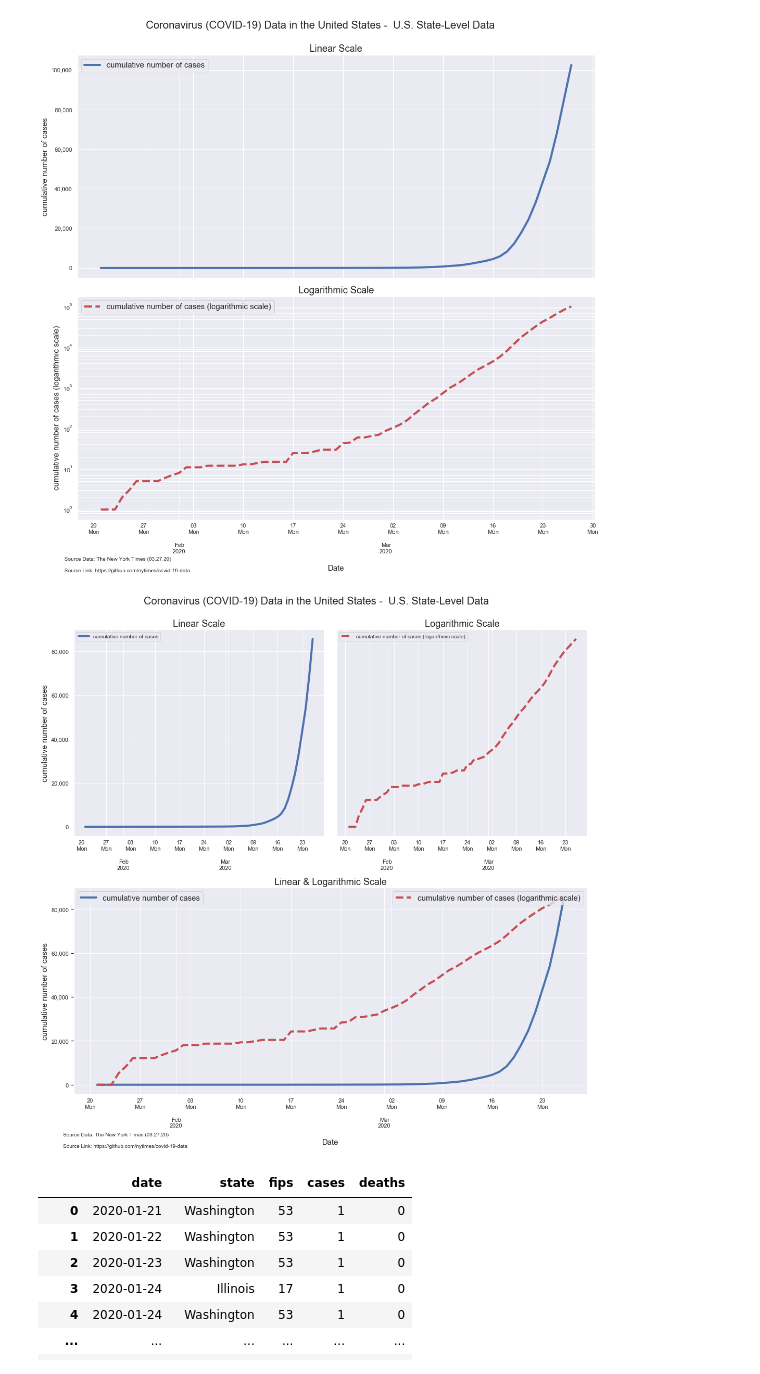
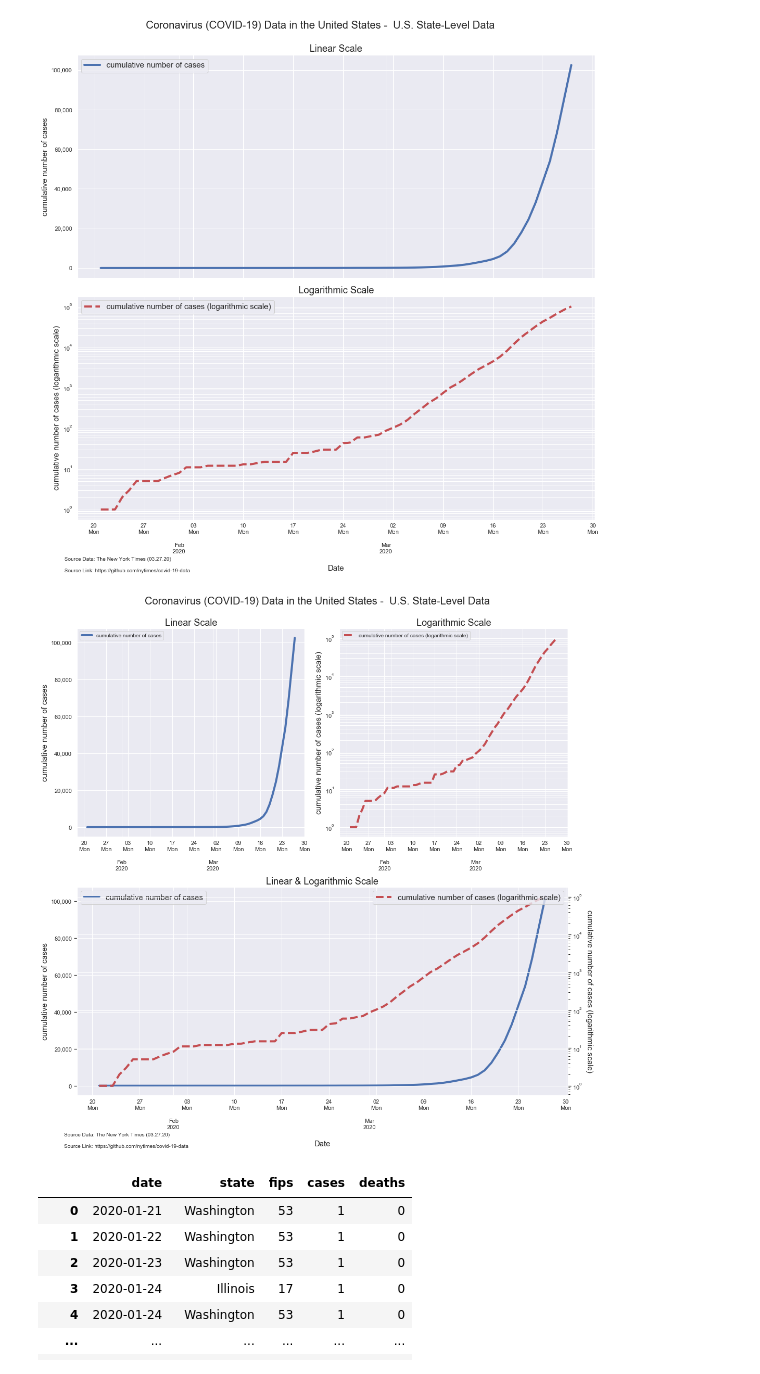
Before and after one commit to mebauer/covid-19-states, a Jupyter notebook: covid-19-data.ipynb, the cells around one changed output. Drawn from its saved outputs; the diff is of its cells as text; code cells hidden in the pictures.

Commit message:
adding secondary y-axis for log plots

```diff
--- a/covid-19-data.ipynb
+++ b/covid-19-data.ipynb
@@ -175,7 +175,7 @@ ax1.plot(g['cases'], linewidth=4)
 
 # Plot 2
 ax2 = ax1.twinx()  # instantiate a second axes that shares the same x-axis
-ax2.plot(g['log_cases'], linewidth=4, color='r', linestyle='dashed')
+ax2.plot(g['cases'], linewidth=4, color='r', linestyle='dashed')
 
 ax1.xaxis.set_minor_locator(dates.WeekdayLocator(byweekday=(0),interval=1))
 ax1.xaxis.set_minor_formatter(dates.DateFormatter('%d\n%a'))
@@ -187,9 +187,10 @@ ax2.xaxis.set_minor_locator(dates.WeekdayLocator(byweekday=(0), interval=1))
 ax1.set_ylabel('cumulative number of cases', fontsize=15)
 ax1.set_xlabel('Date', fontsize=15, labelpad = 20)
 ax1.get_yaxis().set_major_formatter(matplotlib.ticker.FuncFormatter(lambda x, p: format(int(x), ',')))
-#ax2.set_ylabel('cumulative number of cases (logarithmic scale)', fontsize=15, rotation = 270, labelpad = 20)
-#ax2.get_yaxis().set_major_formatter(matplotlib.ticker.FuncFormatter(lambda x, p: format(int(x), ',')))
-ax2.get_yaxis().set_visible(False)
+ax2.set_ylabel('cumulative number of cases (logarithmic scale)', fontsize=15, rotation = 270, labelpad = 20)
+ax2.get_yaxis().set_major_formatter(matplotlib.ticker.FuncFormatter(lambda x, p: format(int(x), ',')))
+ax2.get_yaxis().set_visible(True)
+ax2.set_yscale('log')
 
 ax1.grid(True)
 ax1.grid(which='minor')
@@ -269,7 +270,7 @@ ax3.set_xlabel('Date', fontsize=15, labelpad = 20)
 ax3.get_yaxis().set_major_formatter(matplotlib.ticker.FuncFormatter(lambda x, p: format(int(x), ',')))
 
 ax3_1 = ax3.twinx()  # instantiate a second axes that shares the same x-axis
-ax3_1.plot(g['log_cases'], linewidth=4, color='r', linestyle='dashed')
+ax3_1.plot(g['cases'], linewidth=4, color='r', linestyle='dashed')
 ax3_1.xaxis.set_minor_locator(dates.WeekdayLocator(byweekday=(0), interval=1))
 ax3_1.get_yaxis().set_major_formatter(matplotlib.ticker.FuncFormatter(lambda x, p: format(int(x), ',')))
 
@@ -291,7 +292,7 @@ ax1.xaxis.set_major_formatter(dates.DateFormatter('\n\n\n%b\n%Y'))
 
 # Plot 3
 ax2 = plt.subplot(222)
-ax2.plot(g['log_cases'], linewidth=4, color='r', linestyle='dashed')
+ax2.plot(g['cases'], linewidth=4, color='r', linestyle='dashed')
 ax2.xaxis.set_minor_locator(dates.WeekdayLocator(byweekday=(0), interval=1))
 
 ax2.get_yaxis().set_major_formatter(matplotlib.ticker.FuncFormatter(lambda x, p: format(int(x), ',')))
@@ -305,36 +306,40 @@ ax1.grid(True)
 ax1.grid(which='minor')
 ax2.grid(True)
 ax2.grid(which='minor')
 ax3.grid(True)
 ax3.grid(which='minor')
 
 # Setting Labels
 ax1.set_ylabel('cumulative number of cases', fontsize=15)
 ax2.set_ylabel('cumulative number of cases (logarithmic scale)', fontsize=15)
 ax3.set_ylabel('cumulative number of cases', fontsize=15)
 ax3.set_xlabel('Date', fontsize=15, labelpad = 20)
 ax3_1.set_ylabel('cumulative number of cases (logarithmic scale)', fontsize=15, rotation = 270, labelpad = 20)
-ax2.get_yaxis().set_visible(False)
-ax3_1.get_yaxis().set_visible(False)
+ax2.get_yaxis().set_visible(True)
+ax2.set_yscale('log')
+ax3_1.get_yaxis().set_visible(True)
+ax3_1.set_yscale('log')
+ax2.get_yaxis().set_visible(True)
+ax2.set_yscale('log')
 
 # Setting Titles
 ax1.set_title('\n\nLinear Scale', fontsize=18)
 ax2.set_title('Logarithmic Scale', fontsize=18)
 ax3.set_title('Linear & Logarithmic Scale', fontsize=18)
 
 # Setting Legends
 ax1.legend(['cumulative number of cases'], loc=2, fontsize=10)
 ax2.legend(['cumulative number of cases (logarithmic scale)'], loc=2, fontsize=10)
 ax3.legend(['cumulative number of cases'], loc=2, fontsize=15)
 ax3_1.legend(['cumulative number of cases (logarithmic scale)'], loc=1, fontsize=15)
 
 plt.figtext(0.05, 0.03, txt, wrap=True, horizontalalignment='left', fontsize=10)
 plt.figtext(0.05, 0.01, txt2, wrap=True, horizontalalignment='left', fontsize=10)
 
 plt.tight_layout()
 plt.savefig('figures/nyt-covid-19-data-3subplots-032720')
 # %% [output]
-[figure, old version]
+[figure, new version]
 # %%
 covid_19_state_data
 # %% [output]
```
Also changed, not shown: parts of 1 cell of this notebook, 2 other files.
